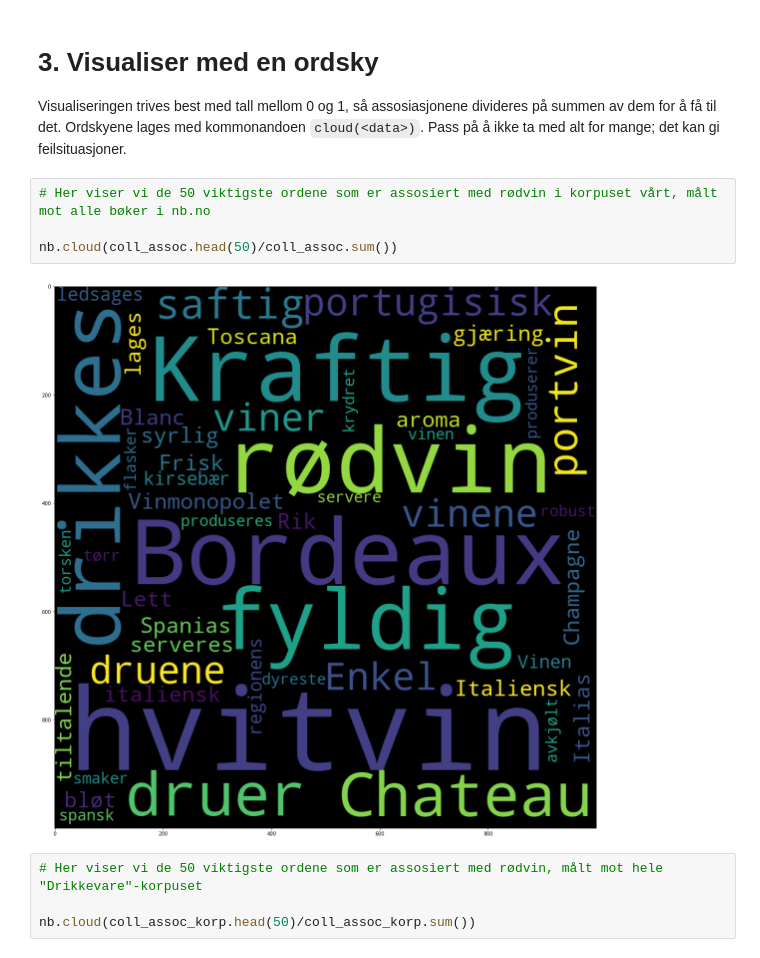
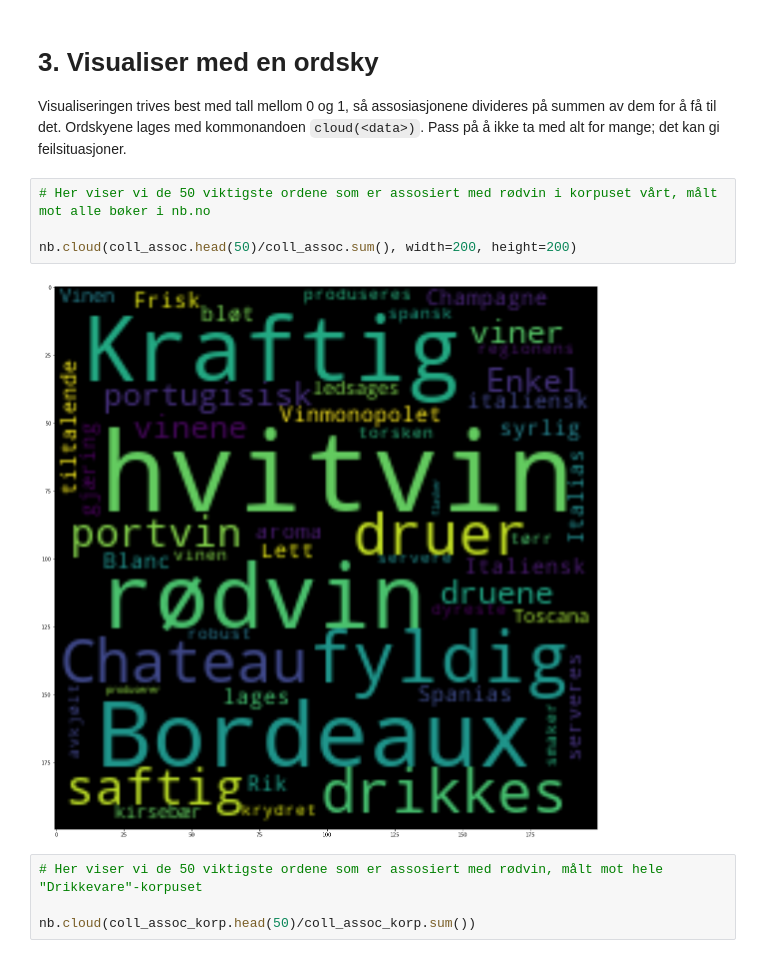
Before and after one commit to NationalLibraryOfNorway/digital_tekstanalyse, a Jupyter notebook: 3_Kollokasjoner.ipynb, the cells around one changed output. Saved outputs shown, nothing was run; the diff lists cells and outputs as text.

```diff
--- a/3_Kollokasjoner.ipynb
+++ b/3_Kollokasjoner.ipynb
@@ -252,9 +251,9 @@ Visualiseringen trives best med tall mellom 0 og 1, så assosiasjonene divideres
 # %%
 # Her viser vi de 50 viktigste ordene som er assosiert med rødvin i korpuset vårt, målt mot alle bøker i nb.no
 
-nb.cloud(coll_assoc.head(50)/coll_assoc.sum())
+nb.cloud(coll_assoc.head(50)/coll_assoc.sum(), width=200, height=200)
 # %% [output]
-[figure, old version]
+[figure, new version]
 # %%
 # Her viser vi de 50 viktigste ordene som er assosiert med rødvin, målt mot hele "Drikkevare"-korpuset
 
```
Also changed, not shown: parts of 2 cells of this notebook.
